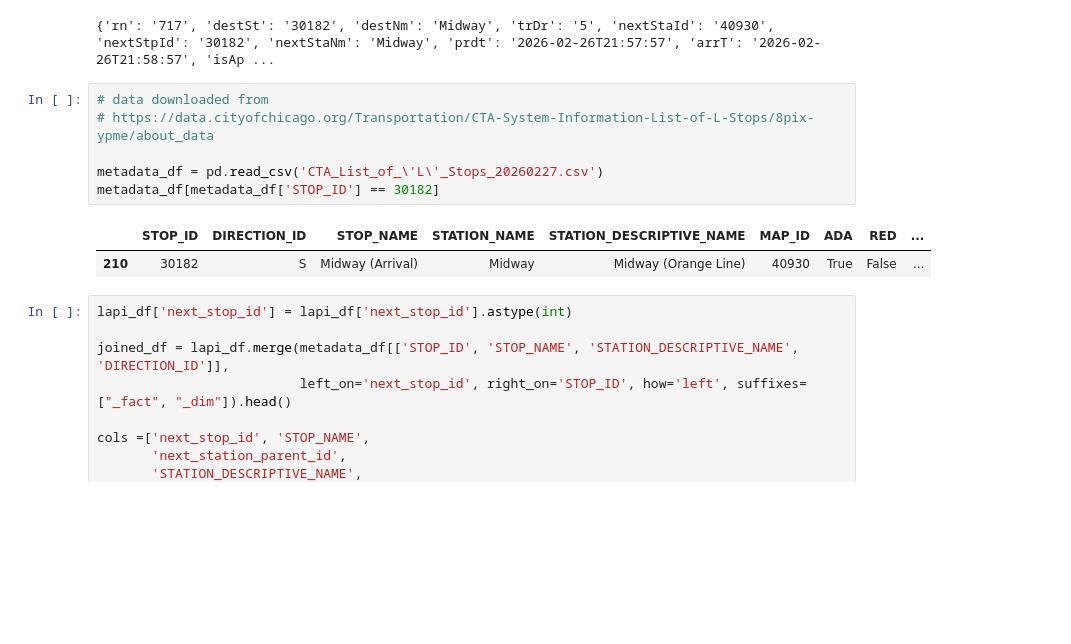
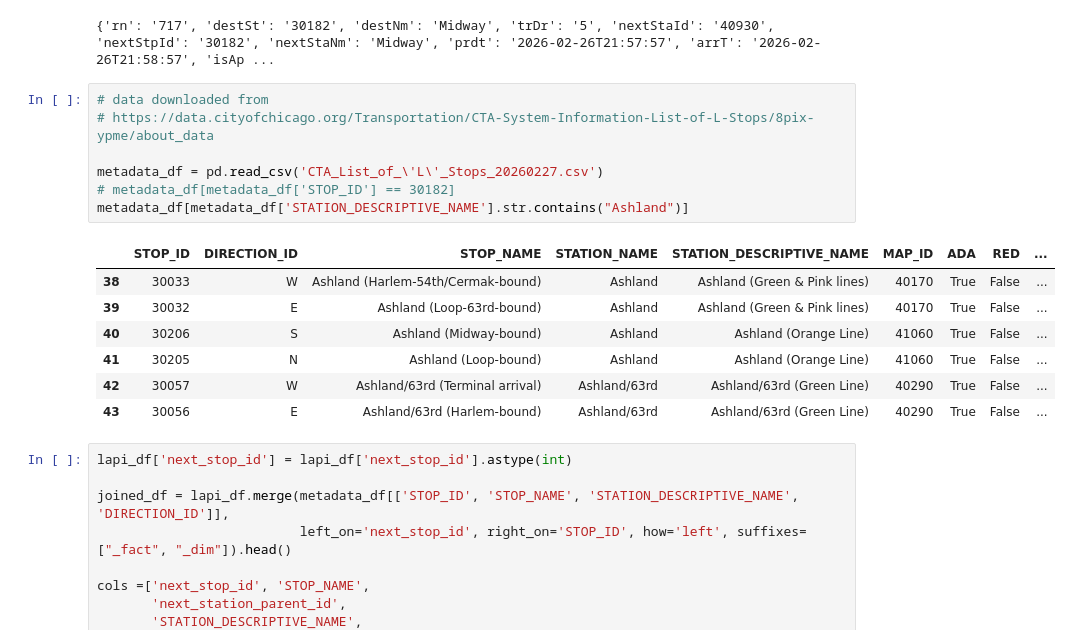
Before and after one commit to lreed2450/CTA_LED_Map_project, a Jupyter notebook: initial_exploration.ipynb, the cells around one changed output. Saved outputs shown, nothing was run; the diff lists cells and outputs as text; blank space fills up the shorter version.

```diff
--- a/initial_exploration.ipynb
+++ b/initial_exploration.ipynb
@@ -133,12 +150,18 @@ print(response['ctatt']['route'][0]['train'][0])
 # %%
 # data downloaded from
 # https://data.cityofchicago.org/Transportation/CTA-System-Information-List-of-L-Stops/8pix-ypme/about_data
 
 metadata_df = pd.read_csv('CTA_List_of_\'L\'_Stops_20260227.csv')
-metadata_df[metadata_df['STOP_ID'] == 30182]
+# metadata_df[metadata_df['STOP_ID'] == 30182]
+metadata_df[metadata_df['STATION_DESCRIPTIVE_NAME'].str.contains("Ashland")]
 # %% [output]
 |  | STOP_ID | DIRECTION_ID | STOP_NAME | STATION_NAME | STATION_DESCRIPTIVE_NAME | MAP_ID | ADA | RED | ... |
-| 210 | 30182 | S | Midway (Arrival) | Midway | Midway (Orange Line) | 40930 | True | False | ... |
+| 38 | 30033 | W | Ashland (Harlem-54th/Cermak-bound) | Ashland | Ashland (Green & Pink lines) | 40170 | True | False | ... |
+| 39 | 30032 | E | Ashland (Loop-63rd-bound) | Ashland | Ashland (Green & Pink lines) | 40170 | True | False | ... |
+| 40 | 30206 | S | Ashland (Midway-bound) | Ashland | Ashland (Orange Line) | 41060 | True | False | ... |
+| 41 | 30205 | N | Ashland (Loop-bound) | Ashland | Ashland (Orange Line) | 41060 | True | False | ... |
+| 42 | 30057 | W | Ashland/63rd (Terminal arrival) | Ashland/63rd | Ashland/63rd (Green Line) | 40290 | True | False | ... |
+| 43 | 30056 | E | Ashland/63rd (Harlem-bound) | Ashland/63rd | Ashland/63rd (Green Line) | 40290 | True | False | ... |
 # %%
 lapi_df['next_stop_id'] = lapi_df['next_stop_id'].astype(int)
 
```
Also changed, not shown: parts of 21 cells of this notebook, 3 other files.
